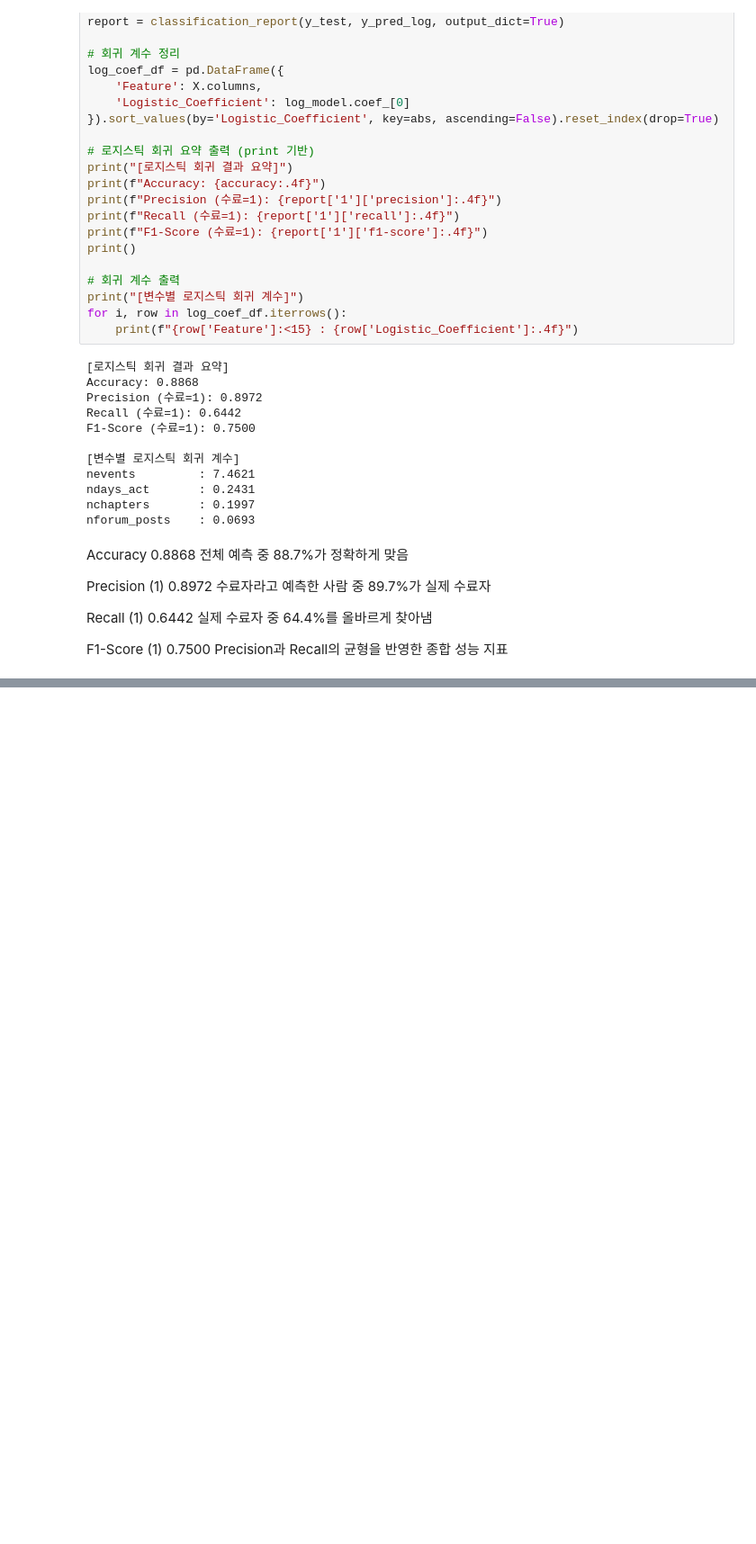
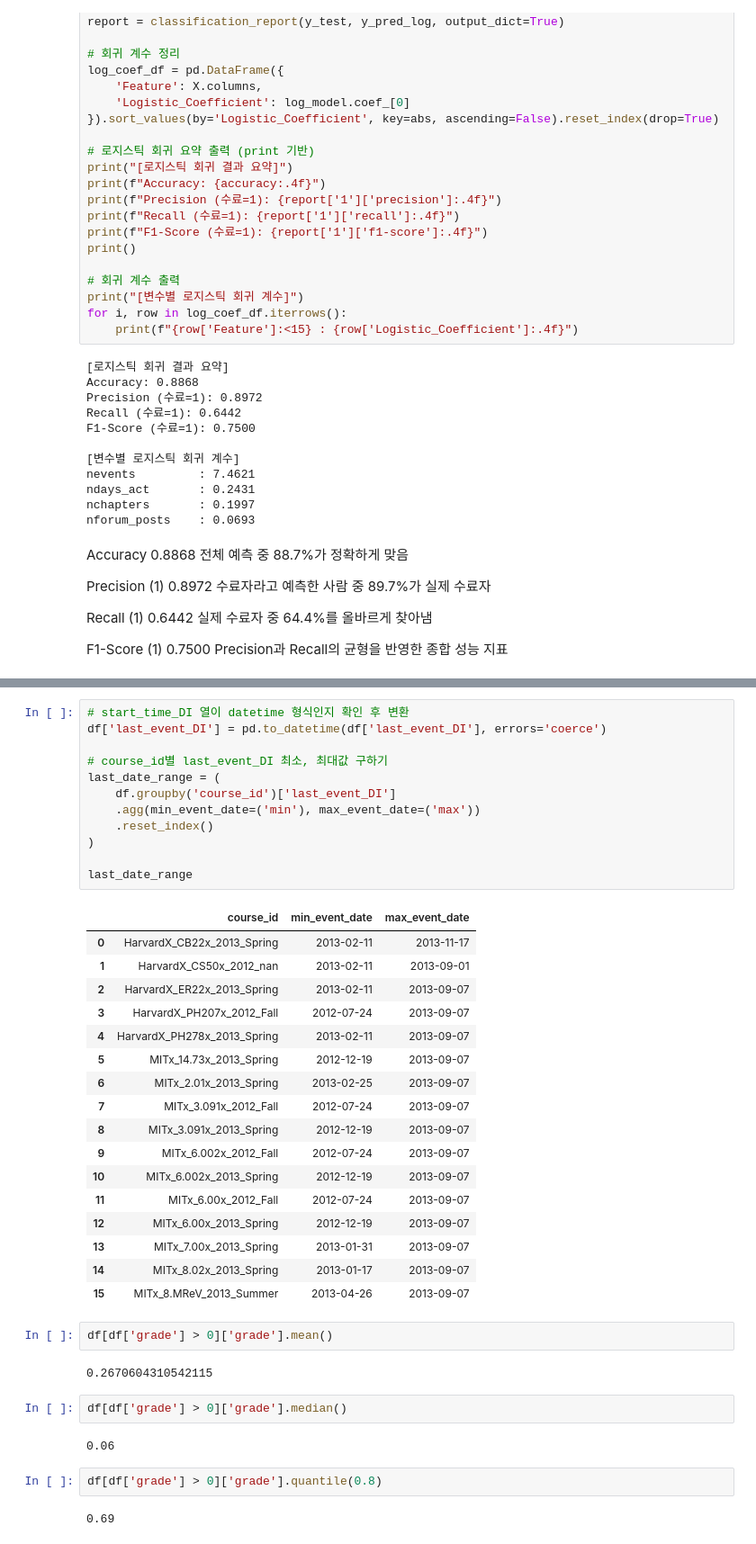
Before and after one commit to sasangkyoo/Omakase, a Jupyter notebook: Check Process2.ipynb, the cells around one changed output, grey strips where cells are left out. Shown at 90% size. Cells and saved outputs as stored; diff of their text form; blank space fills up the shorter version.

```diff
--- a/Check Process2.ipynb
+++ b/Check Process2.ipynb
@@ -345,0 +376,42 @@ activity_by_course
+# %%
+# start_time_DI 열이 datetime 형식인지 확인 후 변환
+df['last_event_DI'] = pd.to_datetime(df['last_event_DI'], errors='coerce')
+
+# course_id별 last_event_DI 최소, 최대값 구하기
+last_date_range = (
+    df.groupby('course_id')['last_event_DI']
+    .agg(min_event_date=('min'), max_event_date=('max'))
+    .reset_index()
+)
+
+last_date_range
+# %% [output]
+|  | course_id | min_event_date | max_event_date |
+| 0 | HarvardX_CB22x_2013_Spring | 2013-02-11 | 2013-11-17 |
+| 1 | HarvardX_CS50x_2012_nan | 2013-02-11 | 2013-09-01 |
+| 2 | HarvardX_ER22x_2013_Spring | 2013-02-11 | 2013-09-07 |
+| 3 | HarvardX_PH207x_2012_Fall | 2012-07-24 | 2013-09-07 |
+| 4 | HarvardX_PH278x_2013_Spring | 2013-02-11 | 2013-09-07 |
+| 5 | MITx_14.73x_2013_Spring | 2012-12-19 | 2013-09-07 |
+| 6 | MITx_2.01x_2013_Spring | 2013-02-25 | 2013-09-07 |
+| 7 | MITx_3.091x_2012_Fall | 2012-07-24 | 2013-09-07 |
+| 8 | MITx_3.091x_2013_Spring | 2012-12-19 | 2013-09-07 |
+| 9 | MITx_6.002x_2012_Fall | 2012-07-24 | 2013-09-07 |
+| 10 | MITx_6.002x_2013_Spring | 2012-12-19 | 2013-09-07 |
+| 11 | MITx_6.00x_2012_Fall | 2012-07-24 | 2013-09-07 |
+| 12 | MITx_6.00x_2013_Spring | 2012-12-19 | 2013-09-07 |
+| 13 | MITx_7.00x_2013_Spring | 2013-01-31 | 2013-09-07 |
+| 14 | MITx_8.02x_2013_Spring | 2013-01-17 | 2013-09-07 |
+| 15 | MITx_8.MReV_2013_Summer | 2013-04-26 | 2013-09-07 |
+# %%
+df[df['grade'] > 0]['grade'].mean()
+# %% [output]
+0.2670604310542115
+# %%
+df[df['grade'] > 0]['grade'].median()
+# %% [output]
+0.06
+# %%
+df[df['grade'] > 0]['grade'].quantile(0.8)
+# %% [output]
+0.69
```
Also changed, not shown: parts of 3 cells of this notebook.
